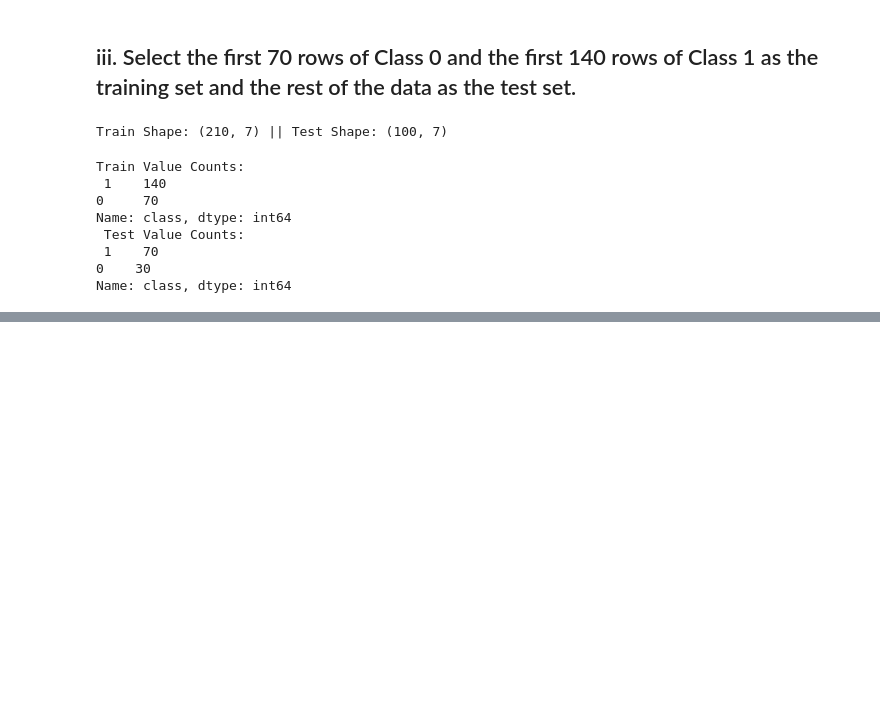
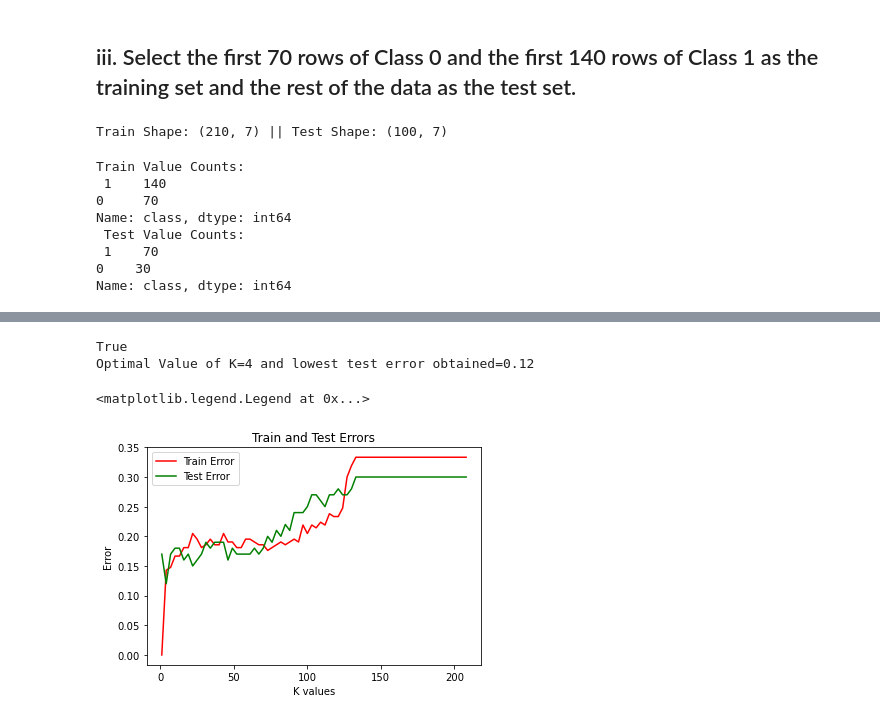
Before and after one commit to thegeorgejoseph/machine-learning, a Jupyter notebook: HW1/notebook/Joseph_George_HW1.ipynb, the cells around one changed output, grey strips where cells are left out. Drawn from its saved outputs; the diff is of its cells as text; code cells hidden in the pictures; blank space fills up the shorter version.

Commit message:
KNN Classifier with Euclidean Distance Metric Added

```diff
--- a/HW1/notebook/Joseph_George_HW1.ipynb
+++ b/HW1/notebook/Joseph_George_HW1.ipynb
@@ -111,3 +114,14 @@ Name: class, dtype: int64
  1    70
 0    30
 Name: class, dtype: int64
+# %%
+X_train, y_train = df_train.iloc[:, 0:-1], df_train.iloc[:, -1]
+X_test, y_test = df_test.iloc[:,0:-1], df_test.iloc[:,-1]
+#y needs to converted from object to int for KNN classifier to work properly
+y_train = y_train.astype('int')
+y_test = y_test.astype('int')
+# %%
+scaler = StandardScaler()
+scaler.fit(X_train)
+X_train = scaler.transform(X_train)
+X_test = scaler.transform(X_test)
@@ -113,0 +132,2 @@ Name: class, dtype: int64
+# %%
+cls = KNeighborsClassifier(n_neighbors=1, metric='euclidean', n_jobs=-1)
@@ -113,0 +136,35 @@ Name: class, dtype: int64
+# %%
+x_axis = [num for num in range(208, -1, -3)]
+train_scores = []
+test_scores = []
+min_k, min_error = float("inf"), float("inf")
+
+for k in range(208, -1, -3):
+    cls = KNeighborsClassifier(n_neighbors=k, metric='euclidean', n_jobs=-1)
+    cls.fit(X_train, y_train)
+    y_pred_train = cls.predict(X_train)
+    train_error = 1 - metrics.accuracy_score(y_train, y_pred_train)
+    y_hat = cls.predict(X_test)
+    test_error = 1 - metrics.accuracy_score(y_test,y_hat)
+    train_scores.append(train_error)
+    test_scores.append(test_error)
+    if test_error < min_error:
+        min_error = test_error
+        min_k = k
+#     train_test_scores[k] = [train_error, test_error]
+
+print(len(train_scores) == len(test_scores) == len(x_axis))
+print(f"Optimal Value of K={min_k} and lowest test error obtained={min_error}")
+# %% [output]
+True
+Optimal Value of K=4 and lowest test error obtained=0.12
+# %%
+plt.plot(x_axis, train_scores, color='r', label='Train Error')
+plt.plot(x_axis, test_scores, color='g', label='Test Error')
+plt.xlabel("K values")
+plt.ylabel("Error")
+plt.title("Train and Test Errors")
+plt.legend()
+# %% [output]
+<matplotlib.legend.Legend at 0x...>
+[figure, added]
```
Also changed, not shown: parts of 5 cells of this notebook.
